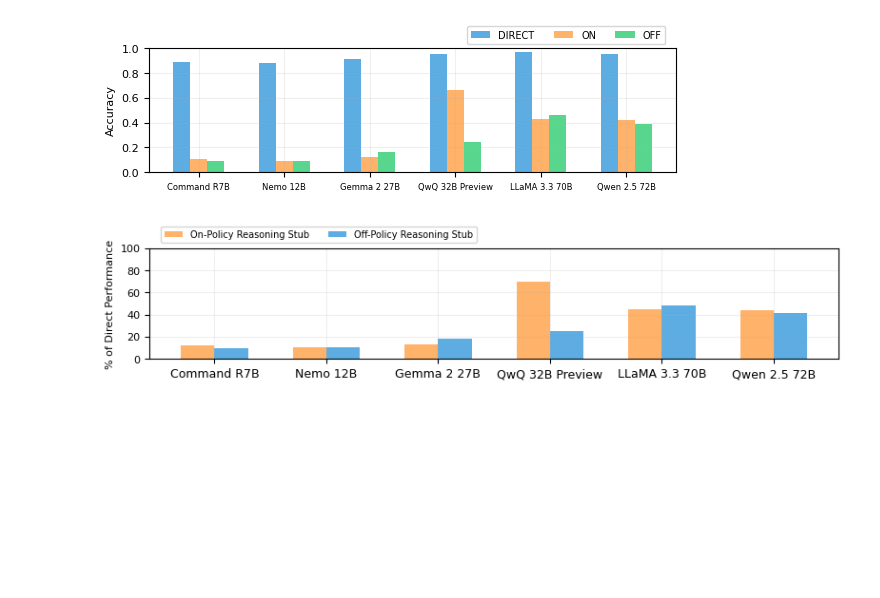
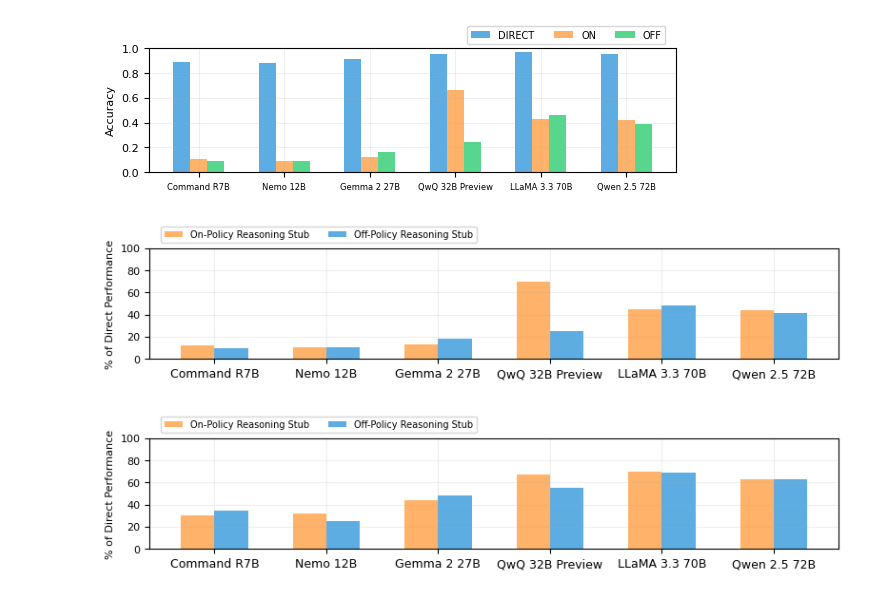
Before and after one commit to sasilver75/cohere-reasoning-v5, a Jupyter notebook: gsm8k/generate_plots.ipynb, the cells around one changed output. Cells and saved outputs as stored; diff of their text form; code cells hidden in the pictures; blank space fills up the shorter version.

Commit message:
last figures

```diff
--- a/gsm8k/generate_plots.ipynb
+++ b/gsm8k/generate_plots.ipynb
@@ -395,3 +395,66 @@ plt.savefig('gsm8k_relative_performance.svg',
 plt.show()
 # %% [output]
 [figure]
+# %%
+# Same as above but for MATH
+# Create single figure with smaller dimensions but wider to accommodate horizontal labels
+fig, ax = plt.subplots(figsize=(8, 2))
+
+# Colors for the scenarios
+colors = ['#ff9f43', '#3498db']
+bar_width = 0.3
+
+scenarios = ['on', 'off']
+scenario_labels = ['On-Policy Reasoning Stub', 'Off-Policy Reasoning Stub']
+
+model_display_names = [
+    'Command R7B',
+    'Nemo 12B',
+    'Gemma 2 27B',
+    'QwQ 32B Preview',
+    'LLaMA 3.3 70B',
+    'Qwen 2.5 72B',
+]
+
+x = np.arange(len(models))
+
+# Plot bars for each scenario as percentage of direct - now using 'math' instead of 'gsm8k'
+for i, (scenario, label) in enumerate(zip(scenarios, scenario_labels)):
+    relative_values = []
+    for model in models:
+        direct_value = lookup['math']['direct'][model]
+        scenario_value = lookup['math'][scenario][model]
+        relative_value = (scenario_value / direct_value) * 100
+        relative_values.append(relative_value)
+
+    ax.bar(x + i*bar_width, relative_values, bar_width,
+           label=label, color=colors[i], alpha=0.8)
+
+# Customize the plot
+ax.set_ylabel('% of Direct Performance', fontsize=8)
+ax.set_xticks(x + bar_width/2)
+ax.set_xticklabels(model_display_names,
+                   rotation=0, ha='center', fontsize=9)
+ax.tick_params(axis='y', labelsize=8)
+ax.grid(True, alpha=0.2)
+ax.set_ylim(0, 100)
+
+legend = ax.legend(fontsize=7, ncol=2,
+                  bbox_to_anchor=(0.475, 1.2),
+                  loc='upper right',
+                  borderaxespad=0.)
+
+plt.tight_layout()
+
+plt.savefig('math_relative_performance.pdf',
+            format='pdf',
+            bbox_inches='tight',
+            dpi=300)
+
+plt.savefig('math_relative_performance.svg',
+            format='svg',
+            bbox_inches='tight')
+
+plt.show()
+# %% [output]
+[figure, added]
```
Also changed, not shown: parts of 1 cell of this notebook, 6 other files.
